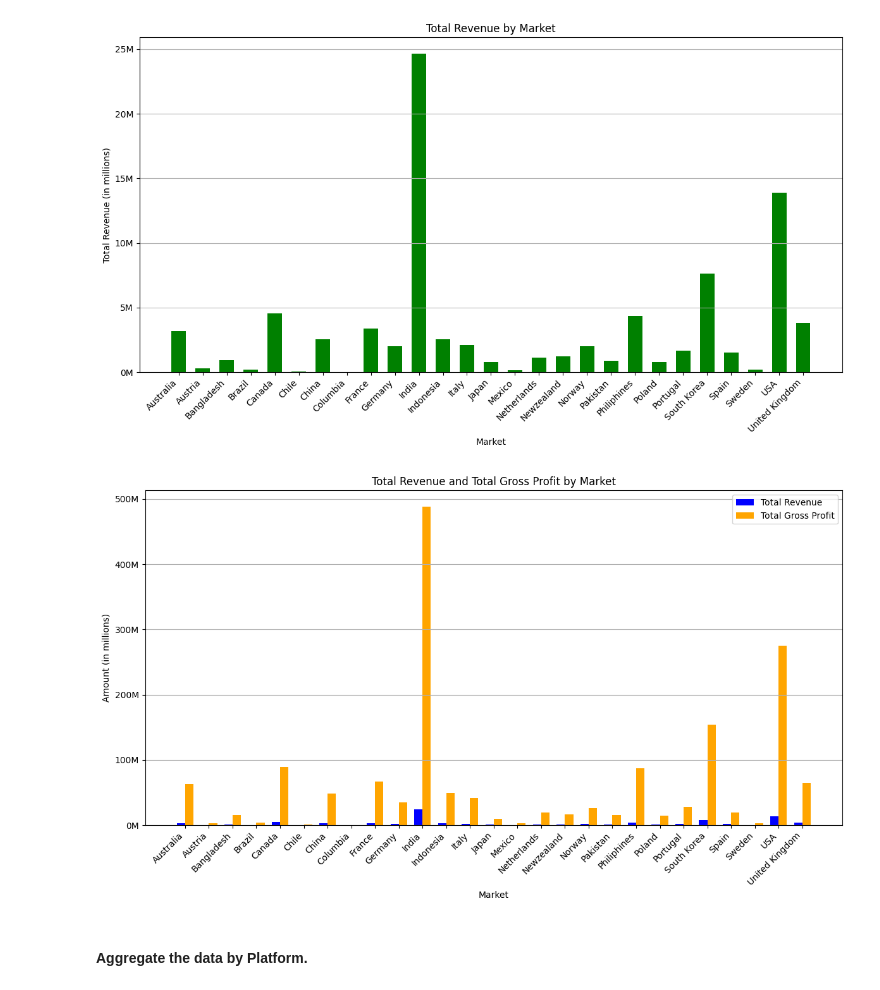
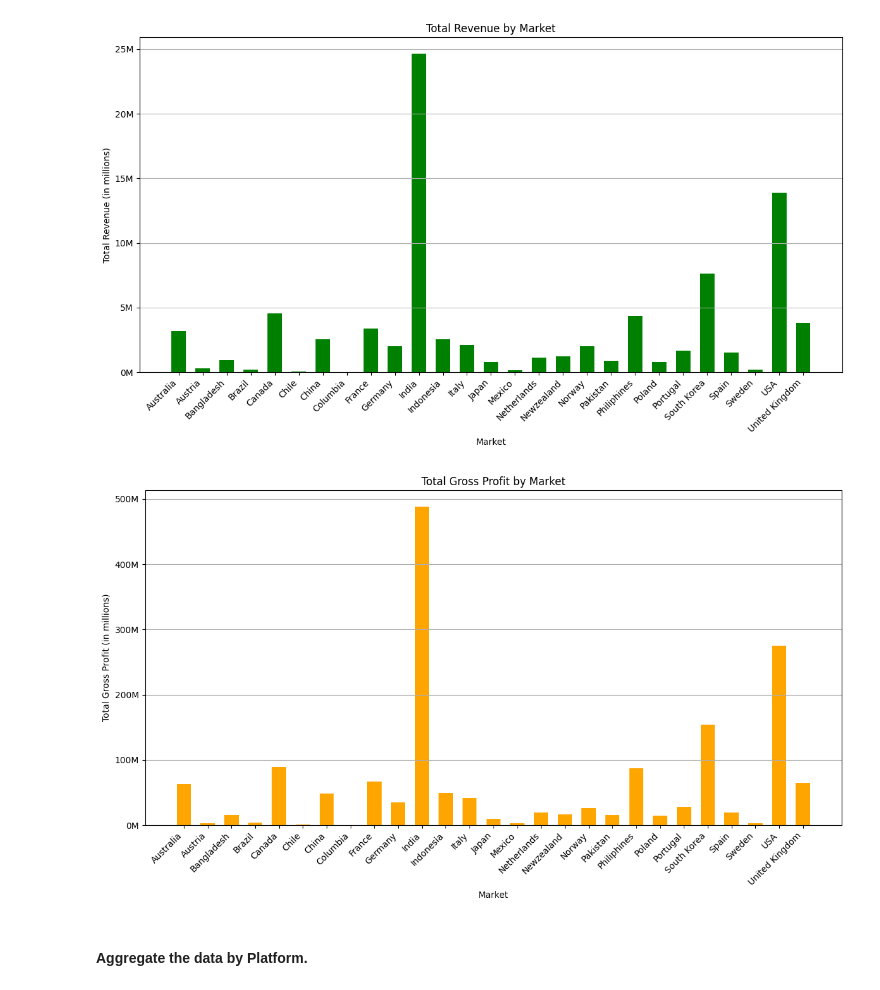
Before and after one commit to CesarChaparro1974/Financial_Analysis_Project, a Jupyter notebook: final_project.ipynb, the cells around one changed output. Drawn from its saved outputs; the diff is of its cells as text; code cells hidden in the pictures.

Commit message:
plots

```diff
--- a/final_project.ipynb
+++ b/final_project.ipynb
@@ -999,40 +999,35 @@ plt.show()
 [figure]
 # %%
 markets = aggregated_by_market['market']
-revenue = aggregated_by_market['total_revenue']
-profit = aggregated_by_market['total_gross_profit']
+gross_profit = aggregated_by_market['total_gross_profit']
 
 # set up the bar width and positions
-bar_width = 0.35
 index = np.arange(len(markets))
 
 # plot the bars
 fig, ax = plt.subplots(figsize=(12, 7))
 
-# revenue bars
-bar1 = ax.bar(index, revenue, bar_width, label='Total Revenue', color='blue')
+# Gross Profit bars
+bar1 = ax.bar(index, gross_profit, color='orange', width=0.6)
 
-# profit bars
-bar2 = ax.bar(index + bar_width, profit, bar_width, label='Total Gross Profit', color='orange')
-
-# labels and Title
+# labels and title
 ax.set_xlabel('Market')
-ax.set_ylabel('Amount (in millions)')
-ax.set_title('Total Revenue and Total Gross Profit by Market')
-ax.set_xticks(index + bar_width / 2)
+ax.set_ylabel('Total Gross Profit (in millions)')
+ax.set_title('Total Gross Profit by Market')
+ax.set_xticks(index)
 ax.set_xticklabels(markets, rotation=45, ha='right')
 
 # format y-axis to show values in millions
-formatter = ticker.FuncFormatter(lambda x, pos: f'{x*1e-6:,.0f}M')
+formatter = plt.FuncFormatter(lambda x, pos: f'{x*1e-6:,.0f}M')
 ax.yaxis.set_major_formatter(formatter)
 
-ax.legend()
+# add a grid for better readability
 ax.grid(True, axis='y')
 
 plt.tight_layout()
 plt.show()
 # %% [output]
-[figure, old version]
+[figure, new version]
 # %% [markdown]
 #### Aggregate the data by Platform.
 # %%
```
Also changed, not shown: parts of 2 cells of this notebook.
